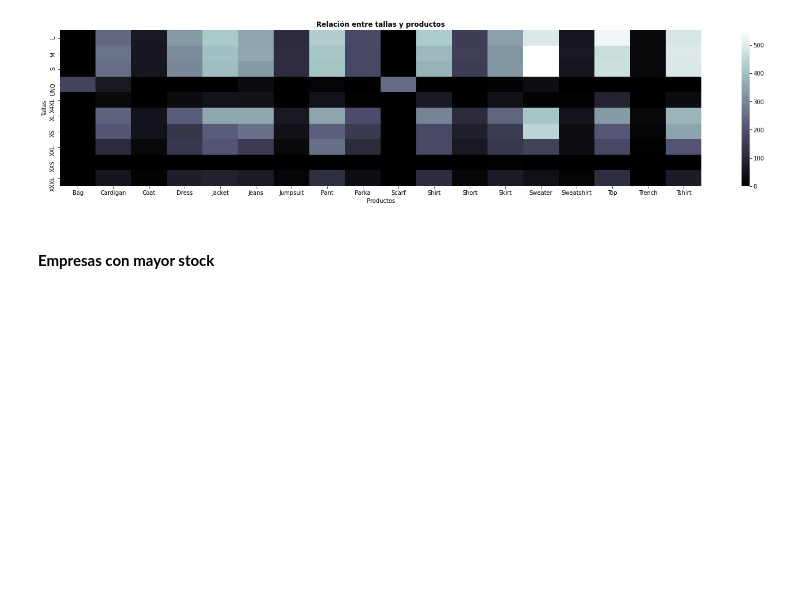
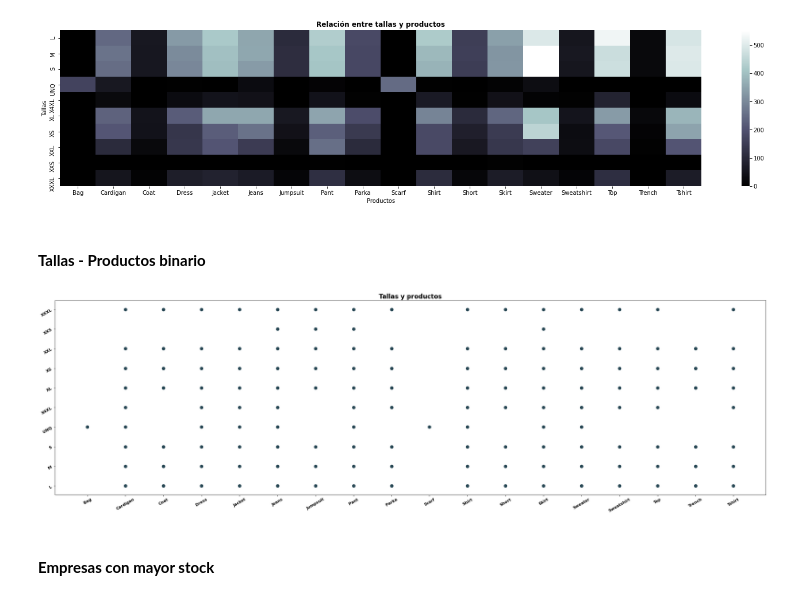
Before and after one commit to JonJarrinVitoria/korea_covid_visu, a Jupyter notebook: codigo/00_eda/00_02_analisis_final.ipynb, the cells around one changed output. Cells and saved outputs as stored; diff of their text form; code cells hidden in the pictures; blank space fills up the shorter version.

```diff
--- a/codigo/00_eda/00_analisis_inicial.ipynb
+++ b/codigo/00_eda/00_02_analisis_final.ipynb
@@ -404,7 +126,0 @@ vu_id_product = get_value(df7, 'id_product')
-# %%
-G = nx.Graph()
-
-for i in range(len(vu_id_product)):
-        G.add_node(i,
-                  color = vu_id_product[i].split('_')[1],
-                  size  = vu_id_product[i].split('_')[2])
@@ -431,3 +126,0 @@ orden_tallas = ['XXS', 'XS', 'S', 'M', 'L', 'XL', 'XXL', 'XXXL','X4XL']
-# %%
-combinaciones_tallas_letra = []
-for i in range(1, len(orden_tallas)): combinaciones_tallas_letra += [(orden_tallas[i - 1], orden_tallas[i])]
@@ -564,6 +221,32 @@ ax3.set_xlabel('Productos')
 ax3.set_title("Relación entre tallas y productos", fontweight = 'bold');
 # %% [output]
 [figure]
+# %% [markdown]
+#### **Tallas - Productos binario**
+# %%
+hm_131_p_scatter = hm_131_p.reset_index()
+hm_131_p_scatter_binary = hm_131_p_scatter.copy()
+hm_131_p_scatter_binary.iloc[:,1:] = hm_131_p_scatter_binary.iloc[:,1:][hm_131_p_scatter_binary.iloc[:,1:] <= 0].fillna(1)
+hm_131_p_scatter_binary.iloc[:,1:] = np.where(hm_131_p_scatter_binary.iloc[:,1:] <= 0, False, True)
+# %%
+fig, ax = plt.subplots(figsize=(28,8))
+for idx, gene in enumerate(hm_131_p_scatter_binary.columns[1:]):
+    df_gene = hm_131_p_scatter_binary[[gene, 'size']]
+    cList = [paleta[0] if x == True else 'white' for x in df_gene[gene]]
+    for inr_idx, lv in enumerate(hm_131_p_scatter_binary['size']):
+        ax.scatter(x=idx, y=lv, c=cList[inr_idx], s=70)
+
+fig.tight_layout()
+ax.set_title('Tallas y productos', fontsize =  17, weight = 'bold')
+plt.yticks([i for i in range(len(hm_131_p_scatter_binary['size']))], list(hm_131_p_scatter_binary['size']))
+plt.xticks([i for i in range(len(hm_131_p_scatter_binary.columns)-1)], list(hm_131_p_scatter_binary.columns[1:]))
+
+props = {"rotation" : 30, "fontsize": 11, 'weight': 'bold'}
+plt.setp(ax.get_xticklabels(), **props)
+plt.setp(ax.get_yticklabels(), **props)
+plt.show()
+# %% [output]
+[figure, added]
 # %% [markdown]
 #### **Empresas con mayor stock**
 # %%
```
Also changed, not shown: parts of 100 cells of this notebook, 3 other files.
